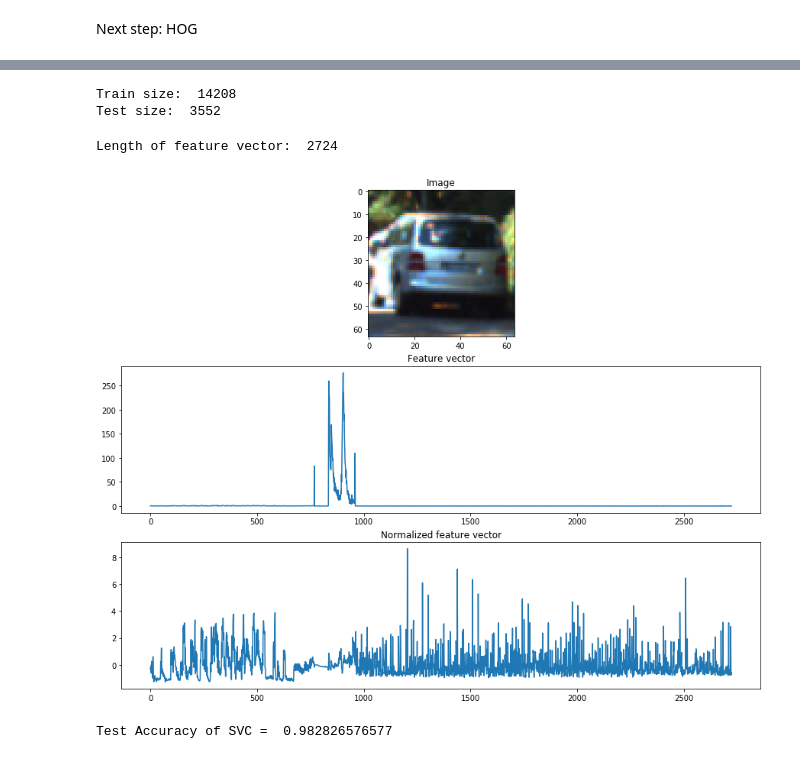
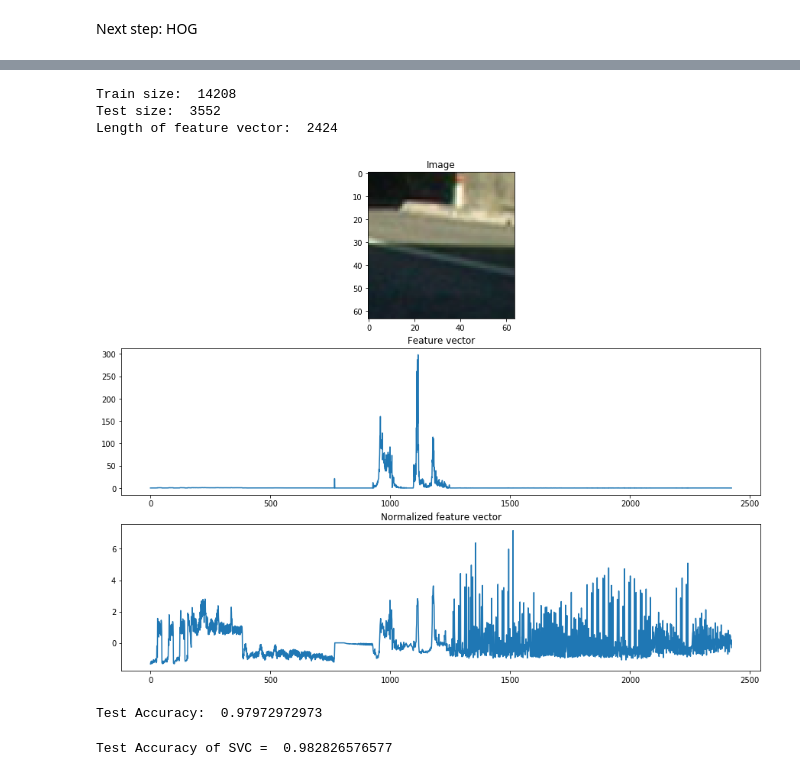
Before and after one commit to KonArtist02/CarND-Vehicle-Detection, a Jupyter notebook: CarND-Vehicle-Detection.ipynb, the cells around one changed output, grey strips where cells are left out. Saved outputs shown, nothing was run; the diff lists cells and outputs as text; code cells hidden in the pictures.

Commit message:
Train decent model

```diff
--- a/CarND-Vehicle-Detection.ipynb
+++ b/CarND-Vehicle-Detection.ipynb
@@ -231,42 +232,43 @@ feature vector length:  324
 # %%
 ### Preprocess data
 
 X, y = shuffle(X, y)
 X_train, X_test, y_train, y_test = train_test_split(X, y, test_size=0.20, random_state=42)
-print ('Train size: ', len(X_train))
-print ('Test size: ', len(X_test))
 
-features_train = extract_features(X_train, cspace='HLS', orient=9, pix_per_cell=8, cell_per_block=2, color_bins=64 )
-features_test = extract_features(X_test, cspace='HLS', orient=9, pix_per_cell=8, cell_per_block=2, color_bins=64 )
-print ('Length of feature vector: ', features_train[0].shape[0])
+
+features_train = extract_features(X_train, cspace='HSV', orient=6, pix_per_cell=8, cell_per_block=2, color_bins=160 )
+features_test = extract_features(X_test, cspace='HSV', orient=6, pix_per_cell=8, cell_per_block=2, color_bins=160)
 
 X_scaler = StandardScaler().fit(features_train)
 scaled_features_train = X_scaler.transform(features_train)
 scaled_features_test = X_scaler.transform(features_test)
 
 ### Visualize feature vector
+
+print ('Train size: ', len(X_train))
+print ('Test size: ', len(X_test))
+print ('Length of feature vector: ', features_train[0].shape[0])
 
 plt.figure(figsize=(15,12))
 rand = randint(0,1000)
 sub = plt.subplot(311)
 sub.set_title('Image')
 plt.imshow(X_train[rand])
 sub = plt.subplot(312)
 sub.set_title('Feature vector')
 plt.plot(features_train[rand])
 sub = plt.subplot(313)
 sub.set_title('Normalized feature vector')
 plt.plot(scaled_features_train[rand])
 plt.savefig('./output_images/feature_vector.png', bbox_inches='tight')
 # %% [output]
 Train size:  14208
 Test size:  3552
+Length of feature vector:  2424
-Length of feature vector:  2724
-[figure, old version]
+[figure, new version]
 # %%
 ### Train classifier
-
 svc = LinearSVC().fit(scaled_features_train, y_train)
-print('Test Accuracy of SVC = ', svc.score(scaled_features_test, y_test))
+print('Test Accuracy: ', svc.score(scaled_features_test, y_test))
 # %% [output]
-Test Accuracy of SVC =  0.982826576577
+Test Accuracy:  0.97972972973
@@ -272,0 +279,7 @@ Test Accuracy of SVC =  0.982826576577
+# %%
+### Load classifier
+with open('svc.p', mode='rb') as pfile:
+    clf = pickle.load(pfile)
+print('Test Accuracy of SVC = ', clf.score(scaled_features_test, y_test))
+# %% [output]
+Test Accuracy of SVC =  0.982826576577
```
Also changed, not shown: parts of 4 cells of this notebook, 3 other files.
